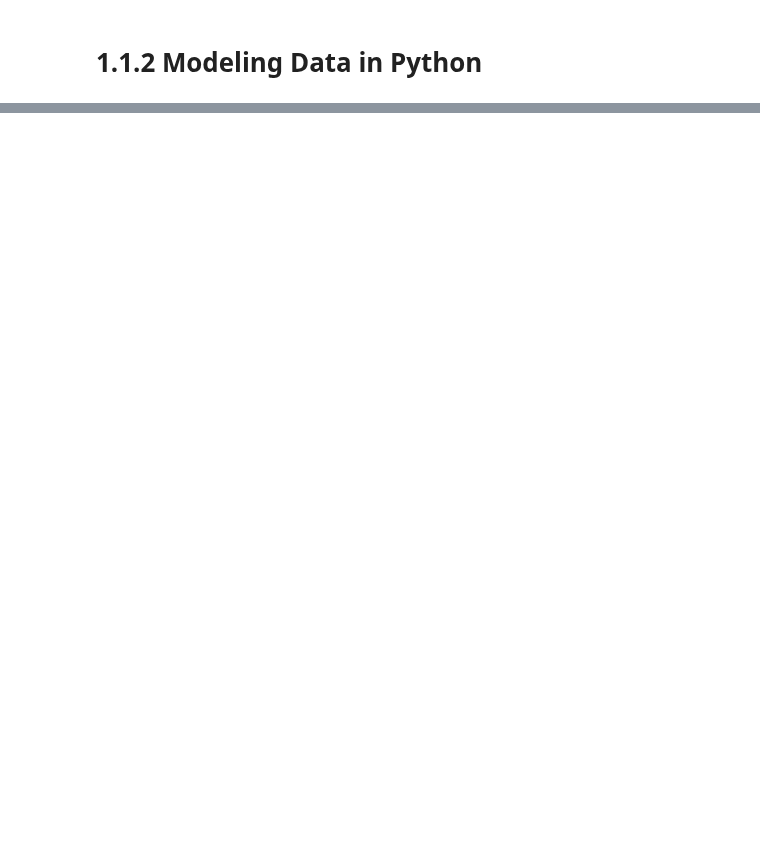
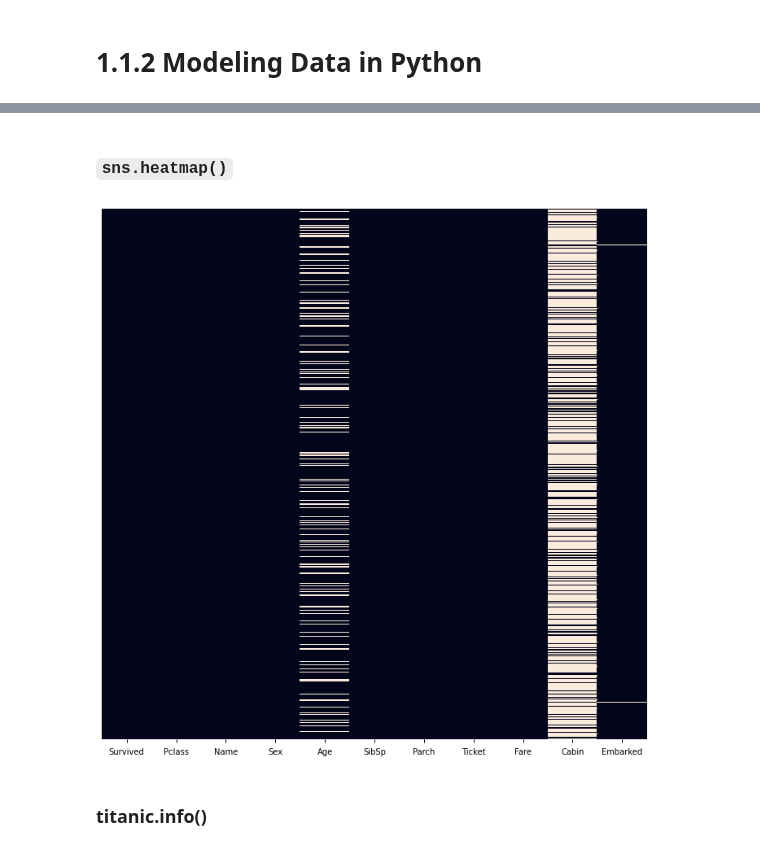
Before and after one commit to PaulToronto/Howard-University-Coursera-Linear-Algebra-For-Data-Science-Specialization, a Jupyter notebook: 1_1_2_Modeling_Data_in_Python.ipynb, the cells around one changed output, grey strips where cells are left out. Cells and saved outputs as stored; diff of their text form; code cells hidden in the pictures; blank space fills up the shorter version.

```diff
--- a/1_1_2_Modeling_Data_in_Python.ipynb
+++ b/1_1_2_Modeling_Data_in_Python.ipynb
@@ -11 +53,3 @@ import seaborn as sns
+# %%
+plt.style.use('seaborn-notebook')
 # %% [markdown]
@@ -15,4 +61,4 @@ path = 'https://raw.githubusercontent.com/PaulToronto/'
 path += 'PaulToronto-Howard-University-Coursera-Linear_Algebra-For-Data-Science-Specialization/'
 path += 'main/titanic/train.csv'
 
-pd.read_csv(path)
+titanic = pd.read_csv(path)
@@ -32,0 +76,2 @@ pd.read_csv(path)
+# %%
+titanic.drop('PassengerId', axis=1, inplace=True)
@@ -32,0 +87,9 @@ pd.read_csv(path)
+# %% [markdown]
+### `sns.heatmap()`
+# %%
+plt.figure(figsize=(12, 12))
+sns.heatmap(titanic.isnull(), yticklabels=False, cbar=False);
+# %% [output]
+[figure, added]
+# %% [markdown]
+### titanic.info()
```
Also changed, not shown: parts of 17 cells of this notebook.
